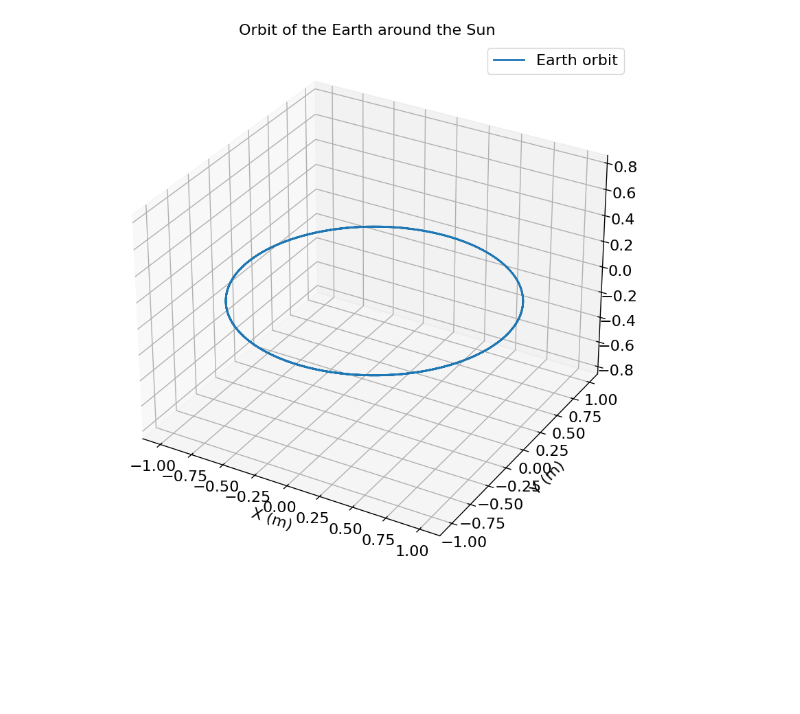
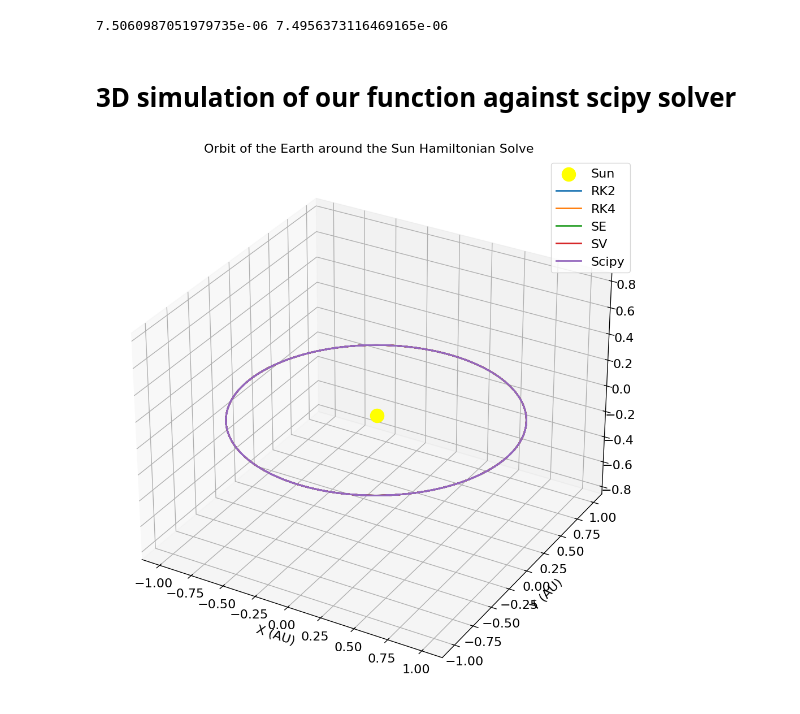
Before and after one commit to liuqiyucn/170N, a Jupyter notebook: project1/proj_1_ClassicalAnalysis.ipynb, the cells around one changed output. Drawn from its saved outputs; the diff is of its cells as text; code cells hidden in the pictures; blank space fills up the shorter version.

```diff
--- a/project1/proj_1_ClassicalAnalysis.ipynb
+++ b/project1/proj_1_ClassicalAnalysis.ipynb
@@ -13,51 +96,66 @@ $$\frac{dH}{dq} = \frac{G(m_s+m_e)\mu}{r^3} r$$
+# %%
+kepler = 1**3/365**2
+G = 2.959159*10**(-4)
+M=1
+kepler_from_G = G*M/(4*np.pi**2)
+print(kepler, kepler_from_G)
+# %% [output]
+7.5060987051979735e-06 7.4956373116469165e-06
+# %% [markdown]
+# 3D simulation of our function against scipy solver
 # %%
 def gravitational_system(t, y, G, M):
-    # Unpack position and velocity
     x, y, z, vx, vy, vz = y
     r = np.sqrt(x**2 + y**2 + z**2)
 
-    # Compute the acceleration due to gravity
     ax = -G * M * x / r**3
     ay = -G * M * y / r**3
     az = -G * M * z / r**3
 
     return [vx, vy, vz, ax, ay, az]
 
 def solve_orbit(x0, v0, G, M, T, dt):
-    # Initial conditions: position and velocity
     initial_conditions = x0 + v0
 
-    # Time array from 0 to T with time step dt
     t_eval = np.arange(0, T, dt)
 
-    # Solve the ODE system
     sol = solve_ivp(gravitational_system, [0, T], initial_conditions, args=(G, M), t_eval=t_eval, rtol=1e-9, atol=1e-9)
 
     return t_eval, sol.y
 
-# Constants
-G = 2.959159*10**(-4)  # m^3 kg^-1 s^-2
-M = 1    # kg (Mass of the Sun)
-x0 = [-5.34743068e-01 , 8.26293951e-01, -3.61541763e-05]  # m (initial position)
-v0 = [-1.47187017e-02 ,-9.41540742e-03 ,-8.67603060e-08]   # m/s (initial velocity)
-T = 1000  # s (one year)
-dt = 1  # s (time step)
+G = 2.959159*10**(-4)
+M = 1
+x0 = [-5.34743068e-01 , 8.26293951e-01, -3.61541763e-05]
+v0 = [-1.47187017e-02 ,-9.41540742e-03 ,-8.67603060e-08]
+T = 1000
+dt = 1
+t, solution_scipy = solve_orbit(x0, v0, G, M, T, dt)
 
-# Solve the system
-t, solution = solve_orbit(x0, v0, G, M, T, dt)
+# plotting everything together in 3D
+plt.figure(figsize=(14, 10))
 
+positions = []
+velocitys = []
+methods = ["RK2", "RK4", "SE", "SV"]
 
-# Plot the orbit
-fig = plt.figure(figsize = (12,10))
 ax = plt.axes(projection='3d')
-ax.plot(solution[0, :], solution[1, :], solution[2,:],label='Earth orbit')
-# plt.scatter([0], [0], color='yellow', label='Sun')  # Position of the Sun
-plt.xlabel('X (m)')
-plt.ylabel('Y (m)')
-plt.title('Orbit of the Earth around the Sun')
+ax.scatter([0], [0], [0], s=300,color='yellow', label='Sun')
+T_store = 0
+for method in methods:
+    T, Q, P = hamiltonian_solve(dH_q, dH_p, d=3, t_0=t_0, q_0=x0, p_0=v0, h=h, N=N, method="SV")
+    positions.append(Q)
+    velocitys.append(P)
+    T_store = T
+    ax.plot(solution_scipy[0, :], solution_scipy[1, :], solution_scipy[2,:],label=f"{method}")
+
+ax.plot(solution_scipy[0, :], solution_scipy[1, :], solution_scipy[2,:],label='Scipy')
+plt.xlabel('X (AU)')
+plt.ylabel('Y (AU)')
+plt.title('Orbit of the Earth around the Sun Hamiltonian Solve')
 plt.legend()
 plt.grid(True)
 plt.axis('equal')
+plt.tight_layout()
 plt.show()
 # %% [output]
-[figure, old version]
+[figure, new version]
```
Also changed, not shown: parts of 10 cells of this notebook, 1 other file.
